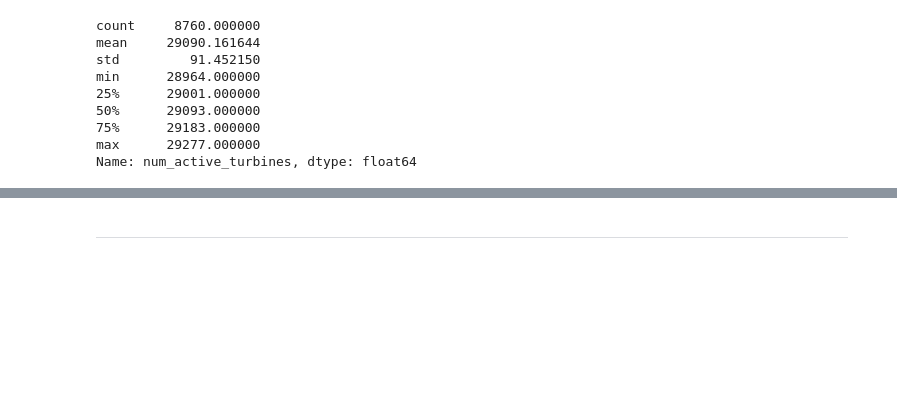
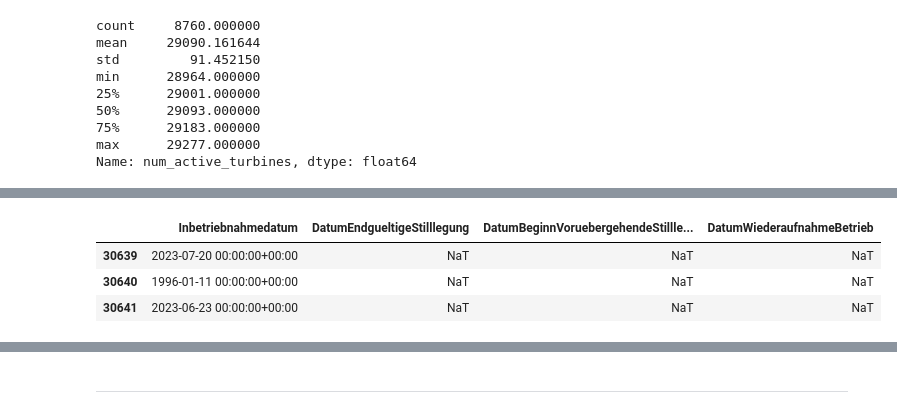
Before and after one commit to meteoviz/wind_power_forecasting_germany, a Jupyter notebook: notebooks/ML_dataframe.ipynb, the cells around one changed output, grey strips where cells are left out. Saved outputs shown, nothing was run; the diff lists cells and outputs as text; code cells hidden in the pictures; blank space fills up the shorter version.

```diff
--- a/notebooks/ML_dataframe.ipynb
+++ b/notebooks/ML_dataframe.ipynb
@@ -315,0 +343,7 @@ Name: num_active_turbines, dtype: float64
+# %%
+df_turbines[turbine_date_columns][-3:]
+# %% [output]
+|  | Inbetriebnahmedatum | DatumEndgueltigeStilllegung | DatumBeginnVoruebergehendeStillle... | DatumWiederaufnahmeBetrieb |
+| 30639 | 2023-07-20 00:00:00+00:00 | NaT | NaT | NaT |
+| 30640 | 1996-01-11 00:00:00+00:00 | NaT | NaT | NaT |
+| 30641 | 2023-06-23 00:00:00+00:00 | NaT | NaT | NaT |
```
Also changed, not shown: parts of 14 cells of this notebook.
